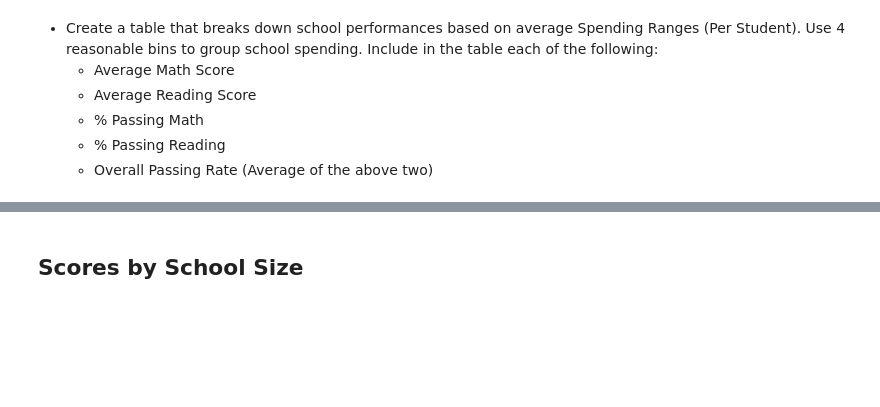
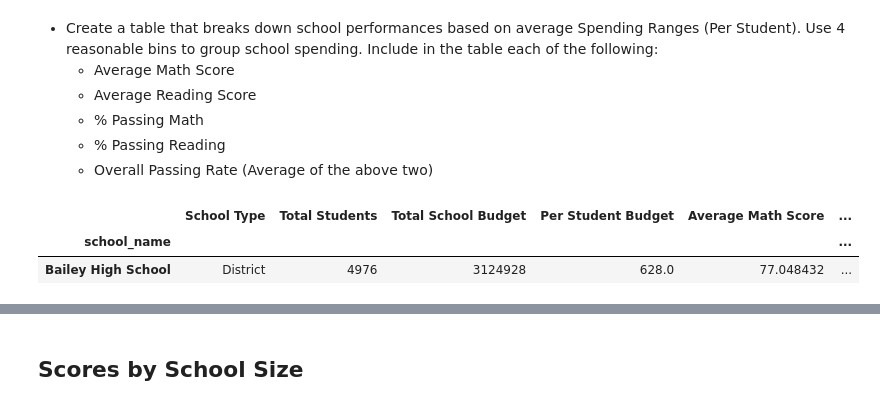
Before and after one commit to JGarvert/pandas-challenge, a Jupyter notebook: PyCitySchools/PyCitySchools_starter.ipynb, the cells around one changed output, grey strips where cells are left out. Cells and saved outputs as stored; diff of their text form; code cells hidden in the pictures; blank space fills up the shorter version.

```diff
--- a/PyCitySchools/PyCitySchools_starter.ipynb
+++ b/PyCitySchools/PyCitySchools_starter.ipynb
@@ -261,0 +264,6 @@ read_summary_by_grade_df
+# %%
+school_summary_noformat_df.head(1)
+# %% [output]
+|  | School Type | Total Students | Total School Budget | Per Student Budget | Average Math Score | ... |
+| school_name |  |  |  |  |  | ... |
+| Bailey High School | District | 4976 | 3124928 | 628.0 | 77.048432 | ... |
```
Also changed, not shown: parts of 4 cells of this notebook.
